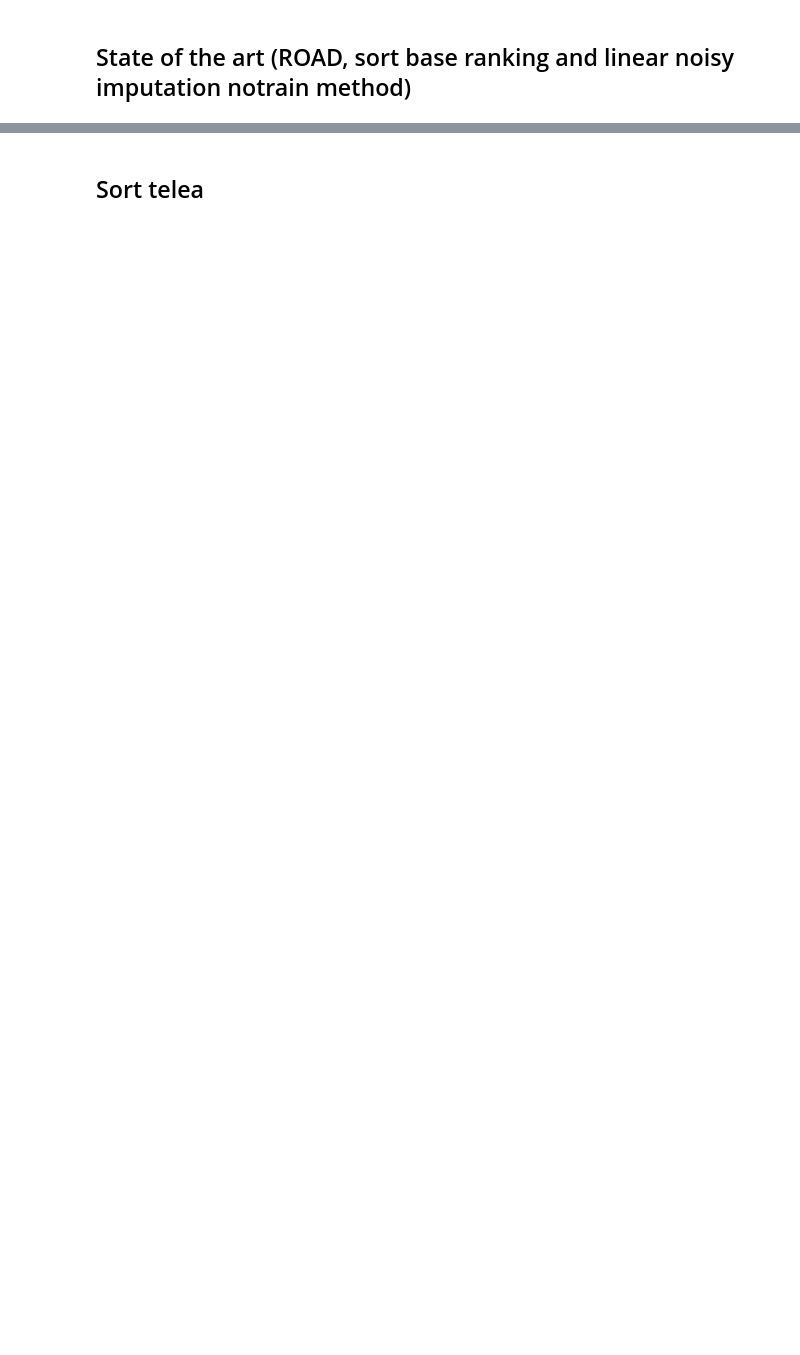
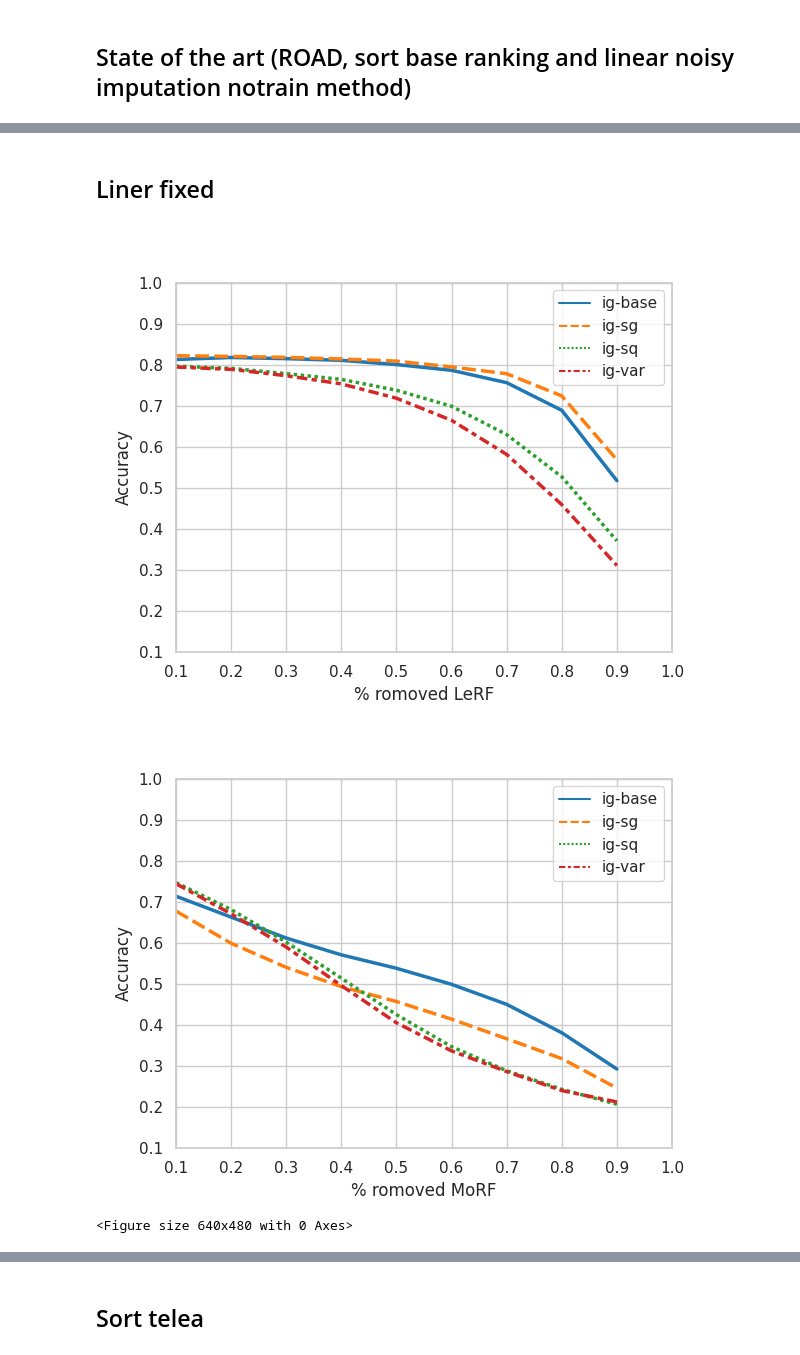
Before and after one commit to Mak-Ta-Reque/road_imputation, a Jupyter notebook: ResultReport.ipynb, the cells around one changed output, grey strips where cells are left out. Cells and saved outputs as stored; diff of their text form; code cells hidden in the pictures; blank space fills up the shorter version.

```diff
--- a/ResultReport.ipynb
+++ b/ResultReport.ipynb
@@ -31,6 +37,9 @@ import numpy as np
 # %%
 with open(noretrain_linear) as json_file:
     noretrain_linear = json.load(json_file)
+# %%
+with open(noretrain_fixed) as json_file:
+    noretrain_fixed = json.load(json_file)
 # %%
 with open(noretrain_telea) as json_file:
     noretrain_telea = json.load(json_file)
@@ -89,8 +100,8 @@ def plot_consistancy( data_dict, appraoch="linear", morf=True, path=None):
     data = data.set_index('x_axis')
 
     ax = sns.lineplot(data=data, palette="tab10", linewidth=2.5)
-    ax.set(ylim=(0.0, 1.0))
-    ax.set(xlim=(0.1, 0.9))
+    ax.set(ylim=(0.1, 1))
+    ax.set(xlim=(0.1, 1))
     ax.set(xlabel=f'% romoved {method}', ylabel='Accuracy')
     ax.figure.savefig(f'{path}/{appraoch}-{method}.png')
     ax.figure.clf()
@@ -129,3 +140,31 @@ def calculate_spearman_morf_lerf(accuracy_result, method = "telea"):
                 score = spearmanr(morf, lerf).correlation
                 scores.append(score)
     return scores
+# %%
+def show_images(path):
+    from PIL import Image
+    import glob
+    images = glob.glob(f'{path}/*.png')
+    for im in images:
+        im = Image.open(im)
+        display(im)
+# %%
+averaged_accuarcy_linear = averaging_accuracy(noretrain_linear)
+averaged_accuarcy_fixed = averaging_accuracy(noretrain_fixed)
+averaged_accuarcy_telea = averaging_accuracy(noretrain_telea)
+averaged_accuracy_ns =  averaging_accuracy(noretrain_ns)
+
+averaged_accuracy_threshold_linear = averaging_accuracy(notretrain_threshold_linear)
+averaged_accuracy_threshold_fixed = averaging_accuracy(notretrain_threshold_fixed)
+averaged_accuracy_threshold_telea = averaging_accuracy(notretrain_threshold_telea)
+averaged_accuracy_threshold_ns = averaging_accuracy(notretrain_threshold_ns)
+# %% [markdown]
+## Liner fixed
+# %%
+plot_consistancy(averaged_accuarcy_fixed, morf=True, appraoch="fixed", path=f'/workspaces/outputs/road/sort_fixed/plots')
+plot_consistancy(averaged_accuarcy_fixed, morf=False, appraoch="fixed", path=f'/workspaces/outputs/road/sort_fixed/plots')
+show_images("/workspaces/outputs/road/sota/plots")
+# %% [output]
+[figure, added]
+[figure, added]
+<Figure size 640x480 with 0 Axes>
```
Also changed, not shown: parts of 33 cells of this notebook, 1 other file.
